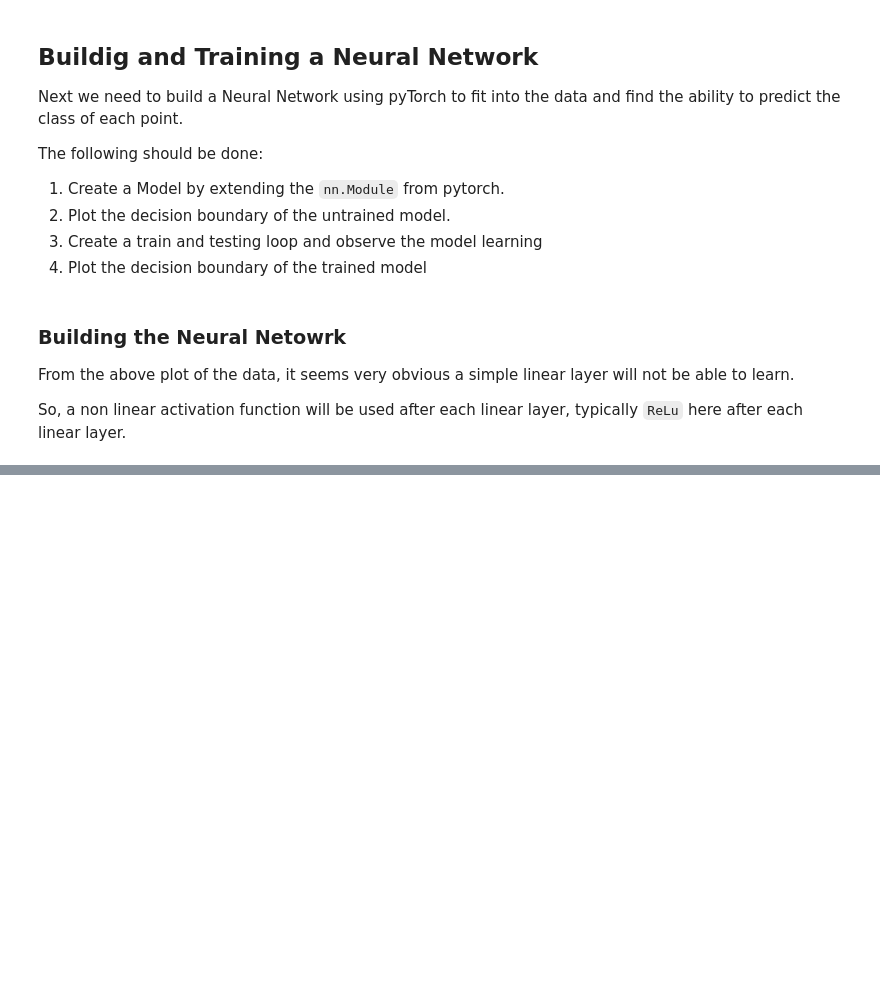
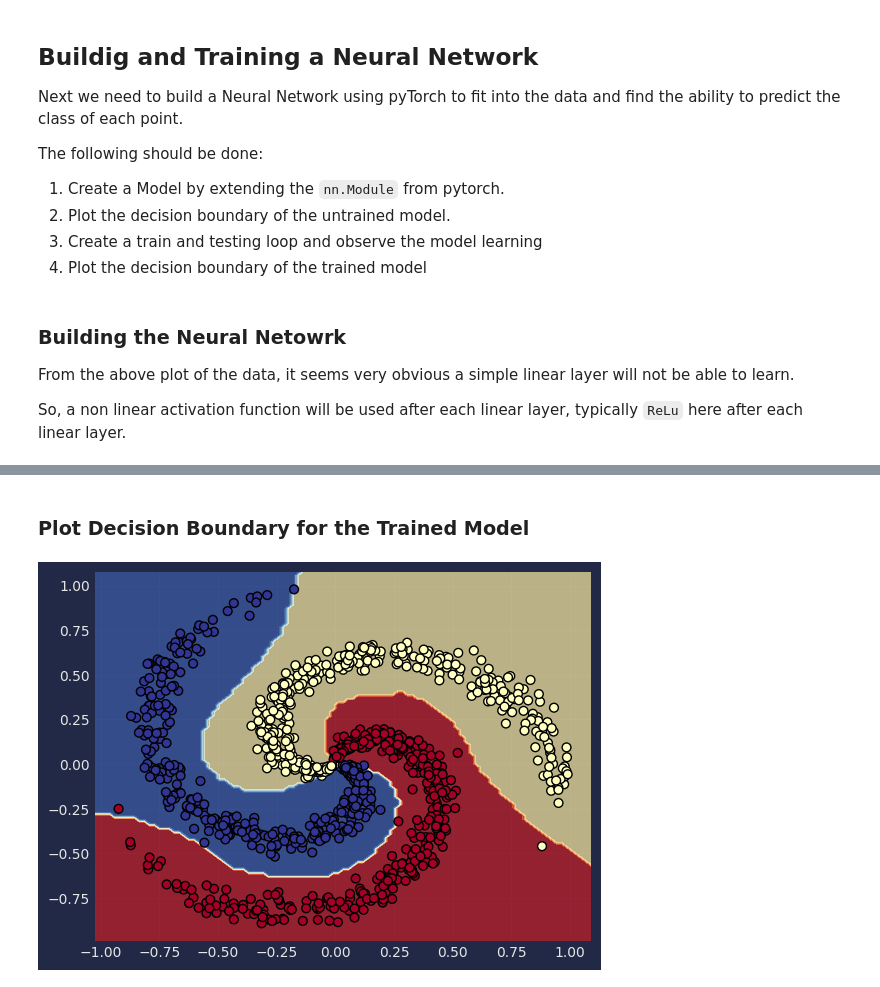
Before and after one commit to useresd/machine_learning_playground, a Jupyter notebook: spiral_multiclass_classification_practice.ipynb, the cells around one changed output, grey strips where cells are left out. Saved outputs shown, nothing was run; the diff lists cells and outputs as text; code cells hidden in the pictures; blank space fills up the shorter version.

```diff
--- a/spiral_multiclass_classification_practice.ipynb
+++ b/spiral_multiclass_classification_practice.ipynb
@@ -58,7 +58,7 @@ print(f"Shapes of testing data split are: X_train={X_test.shape}, y_train={y_tes
 X_train = torch.from_numpy(X_train).type(torch.float32).to(device)
 X_test = torch.from_numpy(X_test).type(torch.float32).to(device)
 y_train = torch.from_numpy(y_train).type(torch.LongTensor).to(device)
-y_test = torch.from_numpy(y_test).type(torch.float32).to(device)
+y_test = torch.from_numpy(y_test).type(torch.LongTensor).to(device)
 # %% [output]
 using device: cpu
 
@@ -105,0 +173,6 @@ plot_decision_boundary(model, X_train, y_train)
+# %% [markdown]
+### Plot Decision Boundary for the Trained Model
+# %%
+plot_decision_boundary(model, X_train, y_train)
+# %% [output]
+[figure, added]
```
Also changed, not shown: parts of 4 cells of this notebook, 3 other files.
